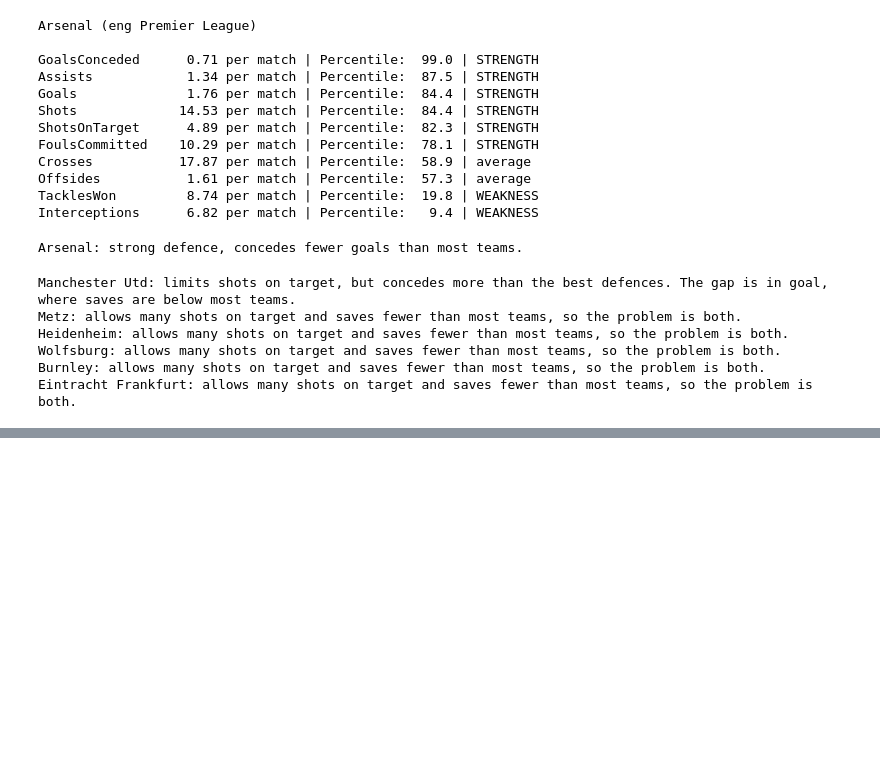
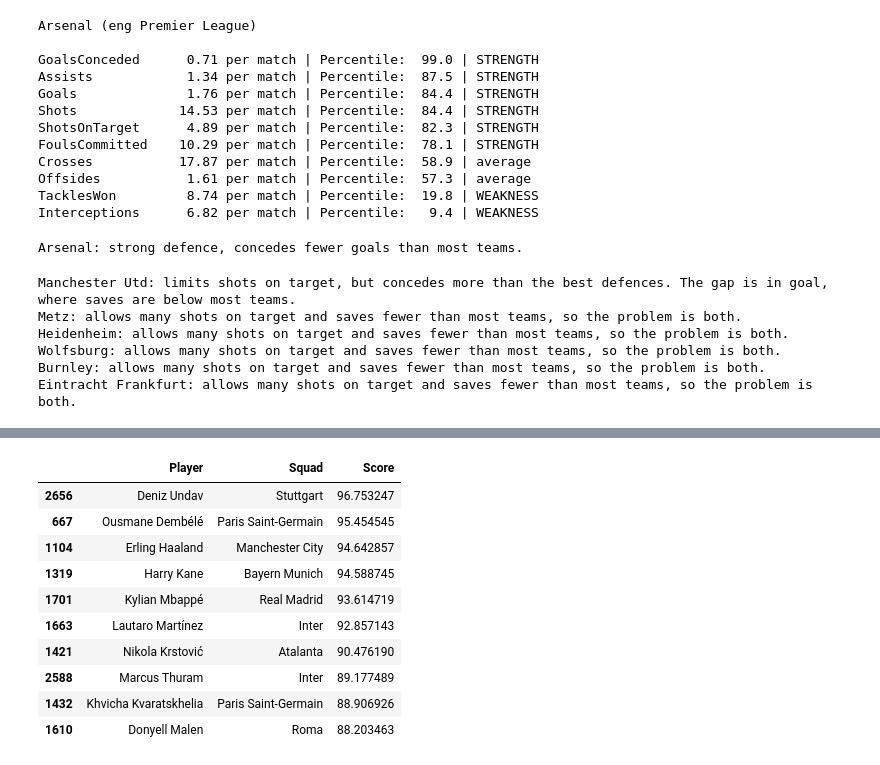
Before and after one commit to TamukaTom/We-need-players, a Jupyter notebook: explore.ipynb, the cells around one changed output, grey strips where cells are left out. Saved outputs shown, nothing was run; the diff lists cells and outputs as text; code cells hidden in the pictures; blank space fills up the shorter version.

Commit message:
Add goslkeeper score

```diff
--- a/explore.ipynb
+++ b/explore.ipynb
@@ -403,3 +403,36 @@ Teams missing keeper data: 0
 | 44 | Lecce | it Serie A | 64.062500 | 56.250000 | 61.458333 |
 | 57 | Marseille | fr Ligue 1 | 60.416667 | 73.958333 | 44.791667 |
 | 65 | Nottingham Forest | eng Premier League | 58.333333 | 56.250000 | 57.291667 |
+# %%
+for short, name in {"Sh": "Shots", "SoT": "ShotsOnTarget"}.items():
+    players[name + "_per90"] = players[short] / players["90s"]
+    players[name + "_per90_percentile"] = players.groupby("PosGroup")[name + "_per90"].rank(pct=True) * 100
+# %%
+score_stats = {
+    "FW": ["Goals", "Assists", "Shots", "ShotsOnTarget"],
+    "MF": ["Goals", "Assists", "TacklesWon", "Interceptions", "FoulsDrawn"],
+    "DF": ["TacklesWon", "Interceptions", "FoulsCommitted", "Assists"],
+}
+
+def player_score(row):
+    stats = score_stats.get(row["PosGroup"])
+    if stats is None:
+        return None
+    return sum(row[s + "_per90_percentile"] for s in stats) / len(stats)
+
+players["Score"] = players.apply(player_score, axis=1)
+
+fw = players[players["PosGroup"] == "FW"]
+fw[["Player", "Squad", "Score"]].sort_values("Score", ascending=False).head(10)
+# %% [output]
+|  | Player | Squad | Score |
+| 2656 | Deniz Undav | Stuttgart | 96.753247 |
+| 667 | Ousmane Dembélé | Paris Saint-Germain | 95.454545 |
+| 1104 | Erling Haaland | Manchester City | 94.642857 |
+| 1319 | Harry Kane | Bayern Munich | 94.588745 |
+| 1701 | Kylian Mbappé | Real Madrid | 93.614719 |
+| 1663 | Lautaro Martínez | Inter | 92.857143 |
+| 1421 | Nikola Krstović | Atalanta | 90.476190 |
+| 2588 | Marcus Thuram | Inter | 89.177489 |
+| 1432 | Khvicha Kvaratskhelia | Paris Saint-Germain | 88.906926 |
+| 1610 | Donyell Malen | Roma | 88.203463 |
```
Also changed, not shown: parts of 5 cells of this notebook.
